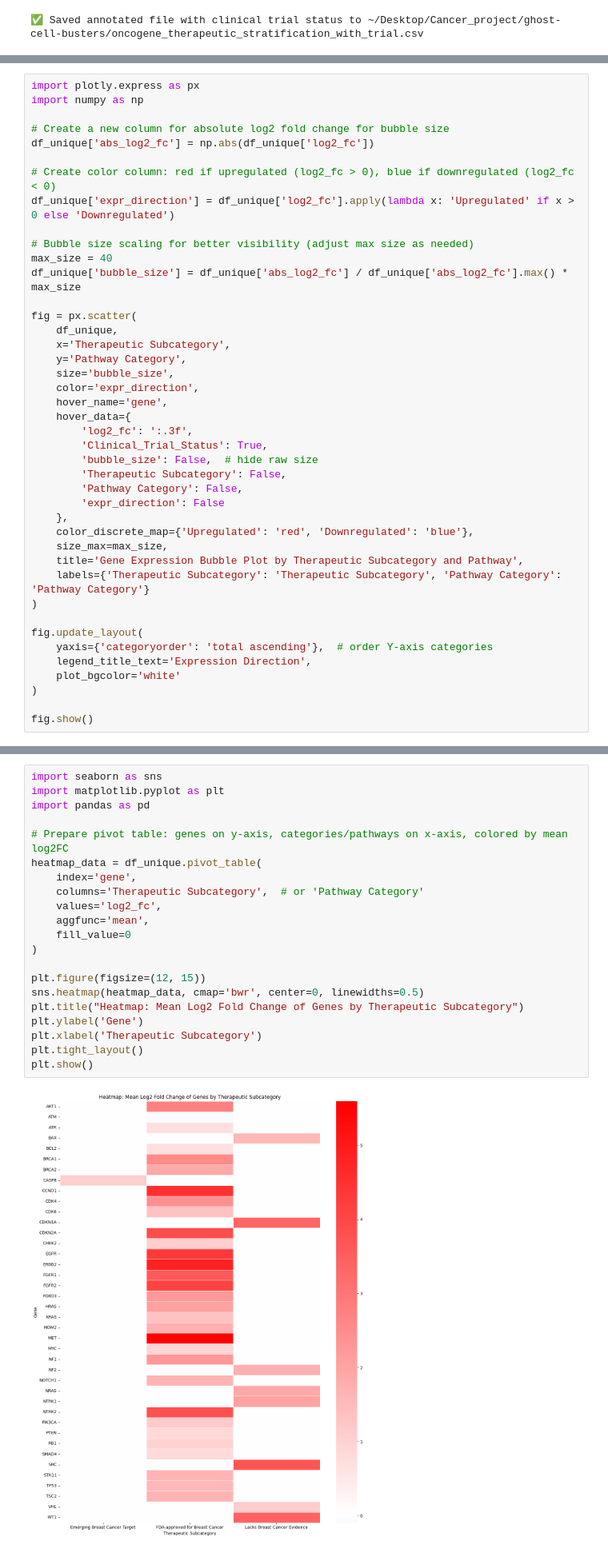
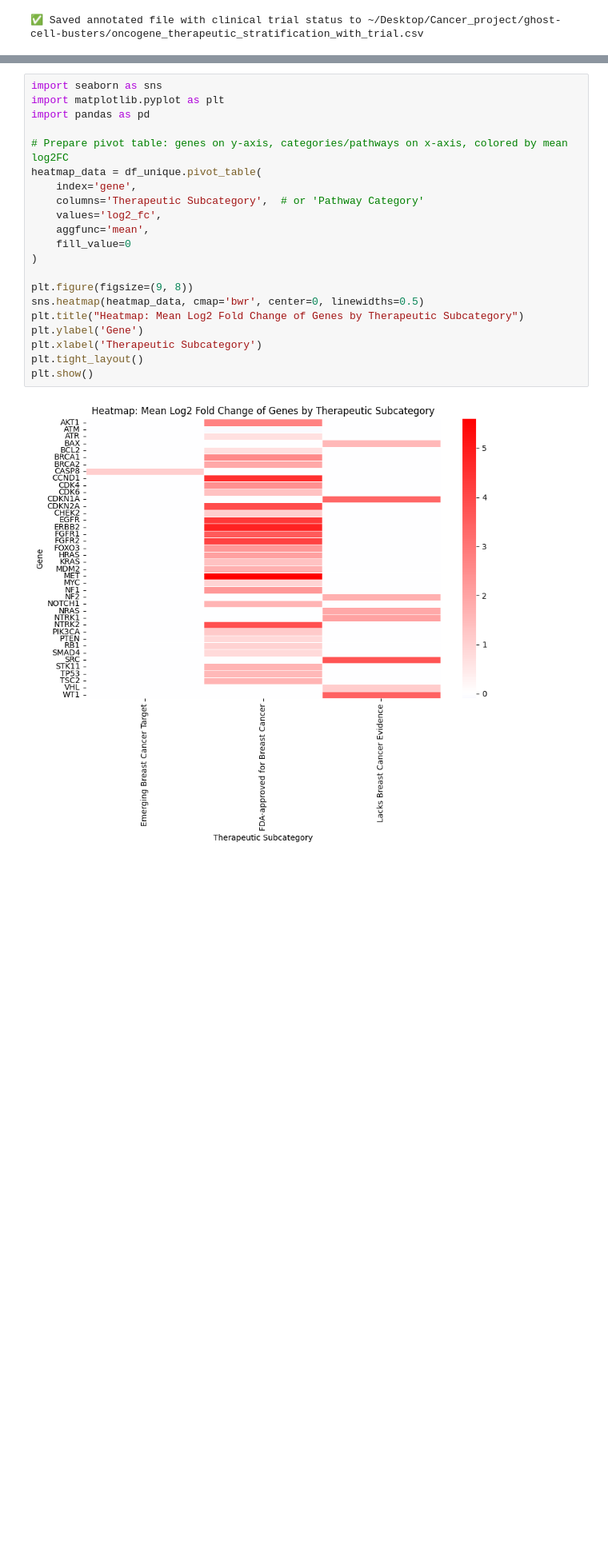
Before and after one commit to oliverraj/interpretable-machine-learning-oncology, a Jupyter notebook: notebooks/10_Combined_DE.ipynb, the cells around one changed output, grey strips where cells are left out. Shown at 80% size. Drawn from its saved outputs; the diff is of its cells as text; blank space fills up the shorter version.

```diff
--- a/notebooks/10_Combined_DE.ipynb
+++ b/notebooks/10_Combined_DE.ipynb
@@ -1125,48 +1022,6 @@ fig.update_yaxes(matches='y')
 fig.for_each_annotation(lambda a: a.update(text=a.text.split("=")[-1]))
 
 fig.show()
-# %%
-import plotly.express as px
-import numpy as np
-
-# Create a new column for absolute log2 fold change for bubble size
-df_unique['abs_log2_fc'] = np.abs(df_unique['log2_fc'])
-
-# Create color column: red if upregulated (log2_fc > 0), blue if downregulated (log2_fc < 0)
-df_unique['expr_direction'] = df_unique['log2_fc'].apply(lambda x: 'Upregulated' if x > 0 else 'Downregulated')
-
-# Bubble size scaling for better visibility (adjust max size as needed)
-max_size = 40
-df_unique['bubble_size'] = df_unique['abs_log2_fc'] / df_unique['abs_log2_fc'].max() * max_size
-
-fig = px.scatter(
-    df_unique,
-    x='Therapeutic Subcategory',
-    y='Pathway Category',
-    size='bubble_size',
-    color='expr_direction',
-    hover_name='gene',
-    hover_data={
-        'log2_fc': ':.3f',
-        'Clinical_Trial_Status': True,
-        'bubble_size': False,  # hide raw size
-        'Therapeutic Subcategory': False,
-        'Pathway Category': False,
-        'expr_direction': False
-    },
-    color_discrete_map={'Upregulated': 'red', 'Downregulated': 'blue'},
-    size_max=max_size,
-    title='Gene Expression Bubble Plot by Therapeutic Subcategory and Pathway',
-    labels={'Therapeutic Subcategory': 'Therapeutic Subcategory', 'Pathway Category': 'Pathway Category'}
-)
-
-fig.update_layout(
-    yaxis={'categoryorder': 'total ascending'},  # order Y-axis categories
-    legend_title_text='Expression Direction',
-    plot_bgcolor='white'
-)
-
-fig.show()
 # %%
 fig.update_layout(
     width=1000,  # Increase width for more spacing
@@ -1247,26 +1054,26 @@ fig.show()
 # %%
 import seaborn as sns
 import matplotlib.pyplot as plt
 import pandas as pd
 
 # Prepare pivot table: genes on y-axis, categories/pathways on x-axis, colored by mean log2FC
 heatmap_data = df_unique.pivot_table(
     index='gene',
     columns='Therapeutic Subcategory',  # or 'Pathway Category'
     values='log2_fc',
     aggfunc='mean',
     fill_value=0
 )
 
-plt.figure(figsize=(12, 15))
+plt.figure(figsize=(9, 8))
 sns.heatmap(heatmap_data, cmap='bwr', center=0, linewidths=0.5)
 plt.title("Heatmap: Mean Log2 Fold Change of Genes by Therapeutic Subcategory")
 plt.ylabel('Gene')
 plt.xlabel('Therapeutic Subcategory')
 plt.tight_layout()
 plt.show()
 # %% [output]
-[figure, old version]
+[figure, new version]
 # %%
 import numpy as np
 import matplotlib.pyplot as plt
```
Also changed, not shown: parts of 3 cells of this notebook.
